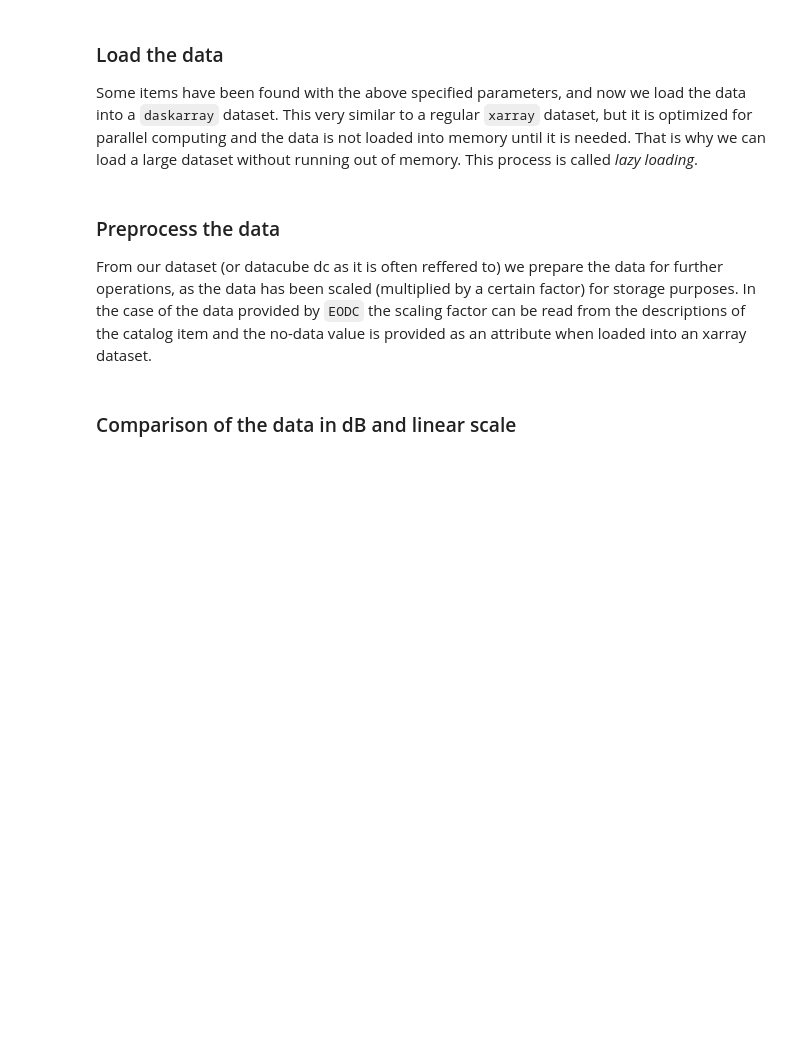
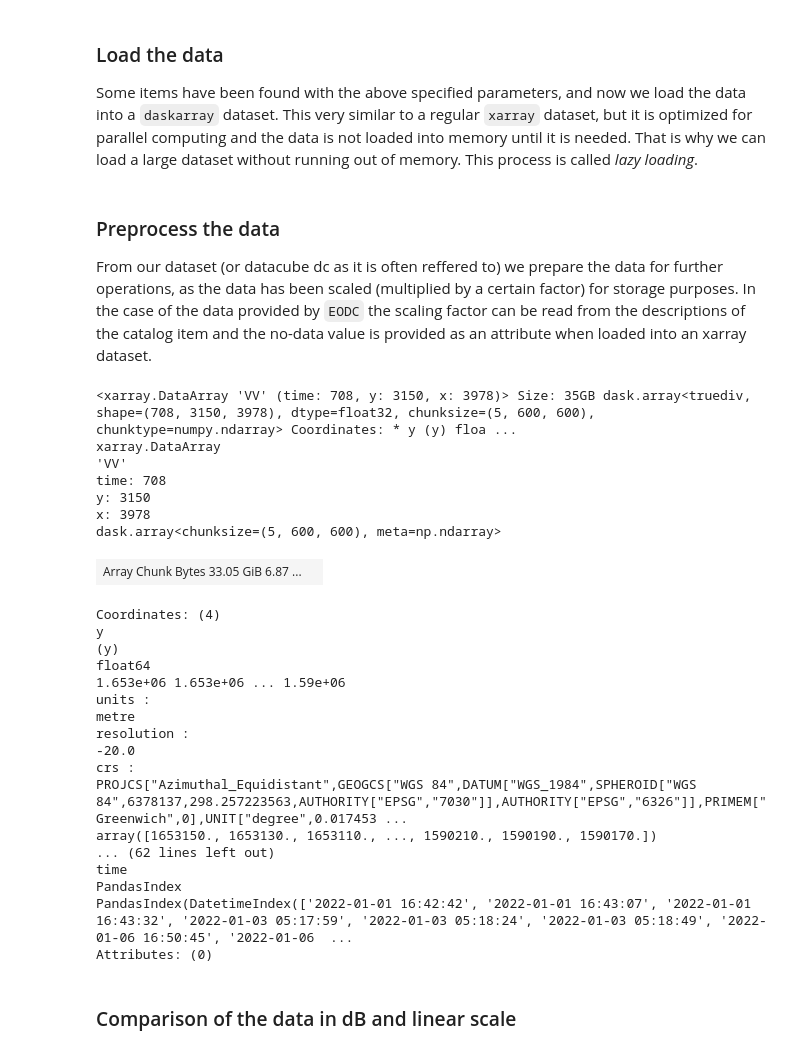
Before and after one commit to TUW-GEO/microwave-remote-sensing, a Jupyter notebook: unit_01/02_unit-conversions.ipynb, the cells around one changed output. Saved outputs shown, nothing was run; the diff lists cells and outputs as text; code cells hidden in the pictures; blank space fills up the shorter version.

```diff
--- a/unit_01/02_unit-conversions.ipynb
+++ b/unit_01/02_unit-conversions.ipynb
@@ -81,13 +83,39 @@ From our dataset (or datacube dc as it is often reffered to) we prepare the data
 In the case of the data provided by `EODC` the scaling factor can be read from the descriptions of the catalog item and the no-data value is provided as an attribute when loaded into an xarray dataset.
 # %%
 # Define the nodata value and scale factor
-nodata = -9999  # Sentinel-1 nodata value as defined by EODC
-scale = 0.1     # Sentinel-1 scale factor as defined by EODC
+nodata = items[0].assets['VV'].extra_fields['raster:bands'][0]['nodata']
+scale = items[0].assets['VV'].extra_fields['raster:bands'][0]['scale']
 
 # Preprocess the data and selecting a polarization
-# by applying scale factor and removeing nodata values
-sig0 = (sig0_dc.where(sig0_dc != nodata)*scale).VV
+# by applying scale factor and removing nodata values
+sig0 = (sig0_dc.where(sig0_dc != nodata) / scale).VV
 sig0
+# %% [output]
+<xarray.DataArray 'VV' (time: 708, y: 3150, x: 3978)> Size: 35GB dask.array<truediv, shape=(708, 3150, 3978), dtype=float32, chunksize=(5, 600, 600), chunktype=numpy.ndarray> Coordinates: * y (y) floa ...
+xarray.DataArray
+'VV'
+time: 708
+y: 3150
+x: 3978
+dask.array<chunksize=(5, 600, 600), meta=np.ndarray>
+| Array Chunk Bytes 33.05 GiB 6.87 ... |  |
+Coordinates: (4)
+y
+(y)
+float64
+1.653e+06 1.653e+06 ... 1.59e+06
+units :
+metre
+resolution :
+-20.0
+crs :
+PROJCS["Azimuthal_Equidistant",GEOGCS["WGS 84",DATUM["WGS_1984",SPHEROID["WGS 84",6378137,298.257223563,AUTHORITY["EPSG","7030"]],AUTHORITY["EPSG","6326"]],PRIMEM["Greenwich",0],UNIT["degree",0.017453 ...
+array([1653150., 1653130., 1653110., ..., 1590210., 1590190., 1590170.])
+... (62 lines left out)
+time
+PandasIndex
+PandasIndex(DatetimeIndex(['2022-01-01 16:42:42', '2022-01-01 16:43:07', '2022-01-01 16:43:32', '2022-01-03 05:17:59', '2022-01-03 05:18:24', '2022-01-03 05:18:49', '2022-01-06 16:50:45', '2022-01-06  ...
+Attributes: (0)
 # %% [markdown]
 ### Comparison of the data in dB and linear scale
 # %% [markdown]
```
Also changed, not shown: parts of 15 cells of this notebook.
